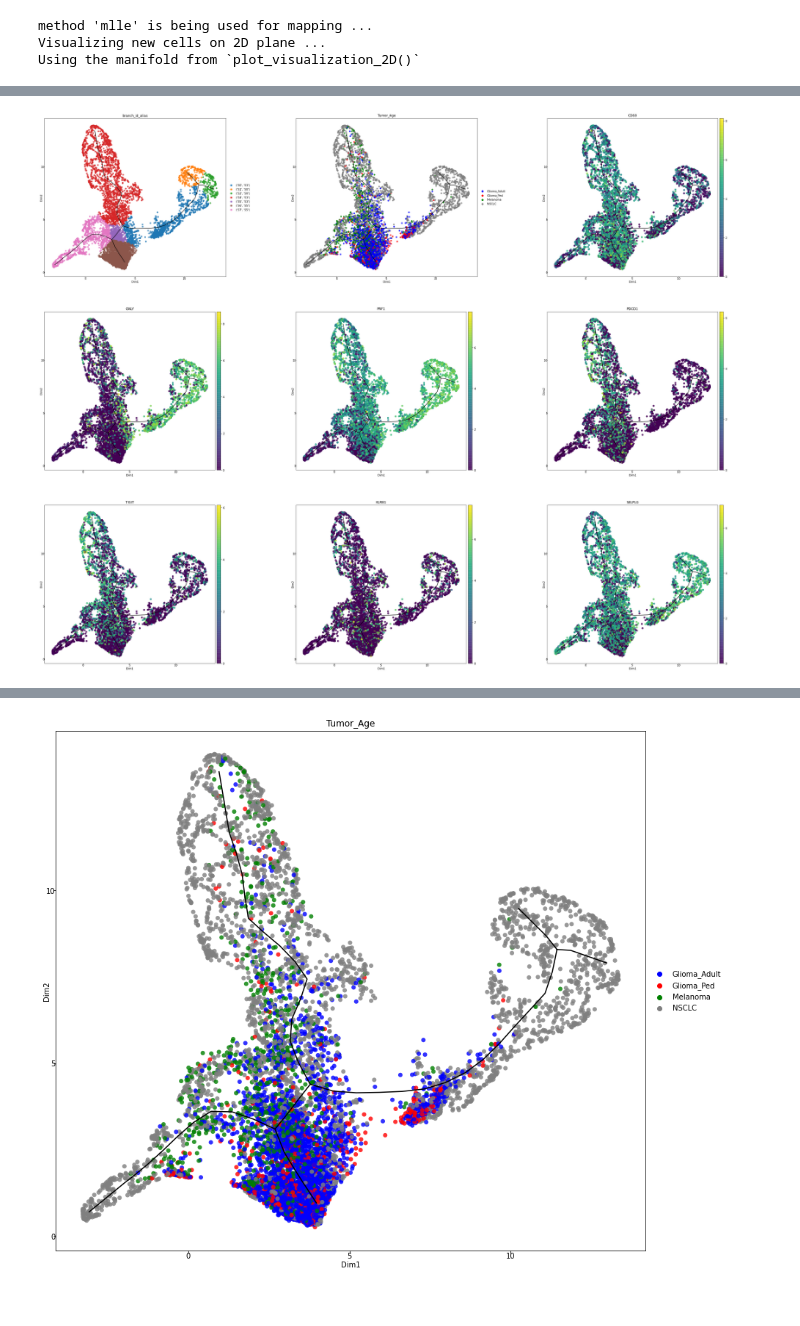
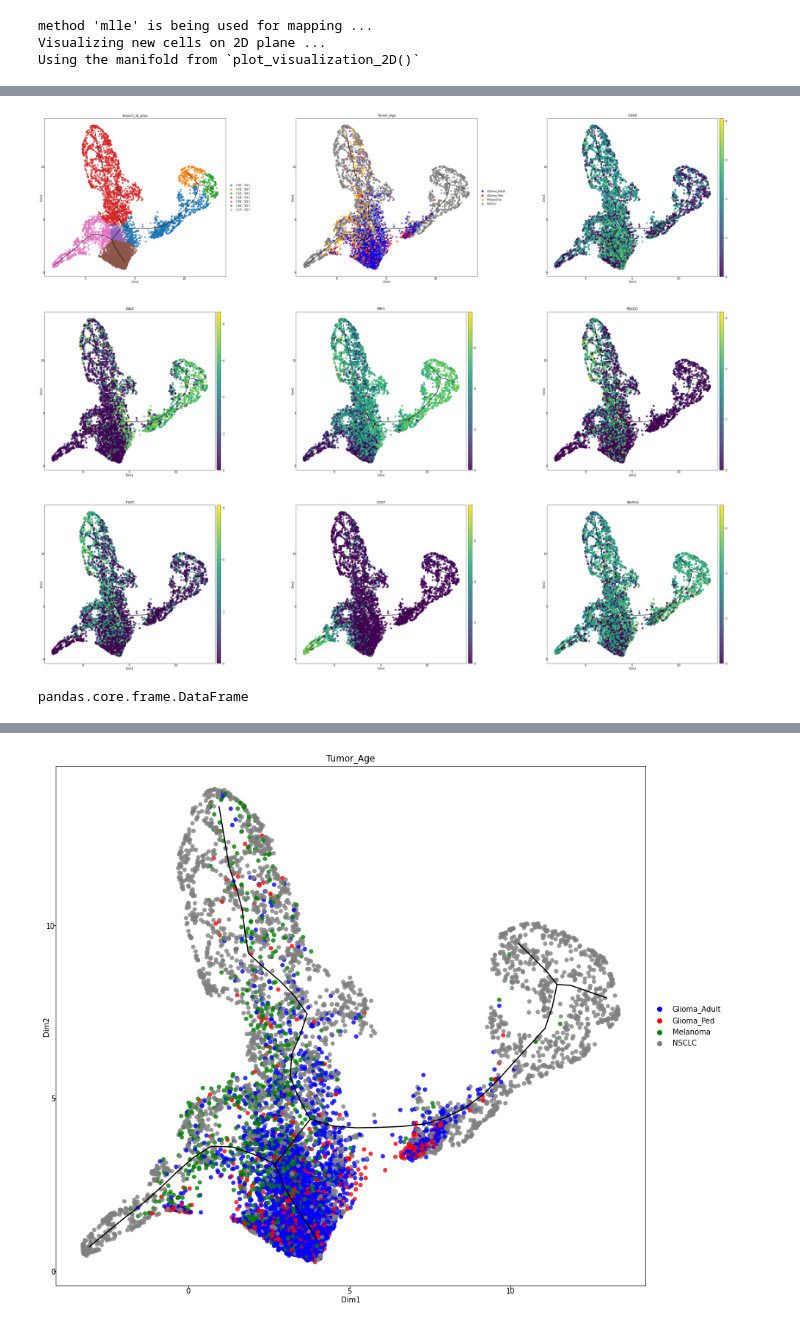
Before and after one commit to FilbinLab/Pedi_Immune, a Jupyter notebook: ImmuneCellAnalysis/02a_Tcells/02_Ped.Adult/04a_Trajectory/3.STREAM_mapping_nsclc.melanoma.glioma.ipynb, the cells around one changed output, grey strips where cells are left out. Drawn from its saved outputs; the diff is of its cells as text; code cells hidden in the pictures.

Commit message:
updated plotting variables, colors

```diff
--- a/ImmuneCellAnalysis/02a_Tcells/02_Ped.Adult/04a_Trajectory/3.STREAM_mapping_nsclc.melanoma.glioma.ipynb
+++ b/ImmuneCellAnalysis/02a_Tcells/02_Ped.Adult/04a_Trajectory/3.STREAM_mapping_nsclc.melanoma.glioma.ipynb
@@ -170,10 +170,15 @@ adata_combined.uns['Tumor_Age_color'] = {'NSCLC':'gray','Melanoma':'orange', 'Gl
 # %%
 ## since we learnt graph on visualization manifold, the dimension reduction plot will be the same as the visualization plot
 st.plot_dimension_reduction(adata_combined,color=['branch_id_alias', 'Tumor_Age',
-                                                  "CD69", "GNLY","PRF1", "PDCD1", "TIGIT", "KLRB1","SELPLG"],show_graph=True,show_text=False)
+                                                  "CD69", "GNLY","PRF1", "PDCD1", "TIGIT", "CCR7","SELPLG"],show_graph=True,show_text=False)
 figure = plt.gcf()
 
 figure.set_size_inches(36, 30)
 plt.savefig(figure_dir + "/glioma.melanomaMap_trajectory_flat.pdf", dpi=600)
 # %% [output]
-[figure, old version]
+[figure, new version]
+# %%
+type(adata_combined.obs)
+type(annot)
+# %% [output]
+pandas.core.frame.DataFrame
```
Also changed, not shown: parts of 3 cells of this notebook.
